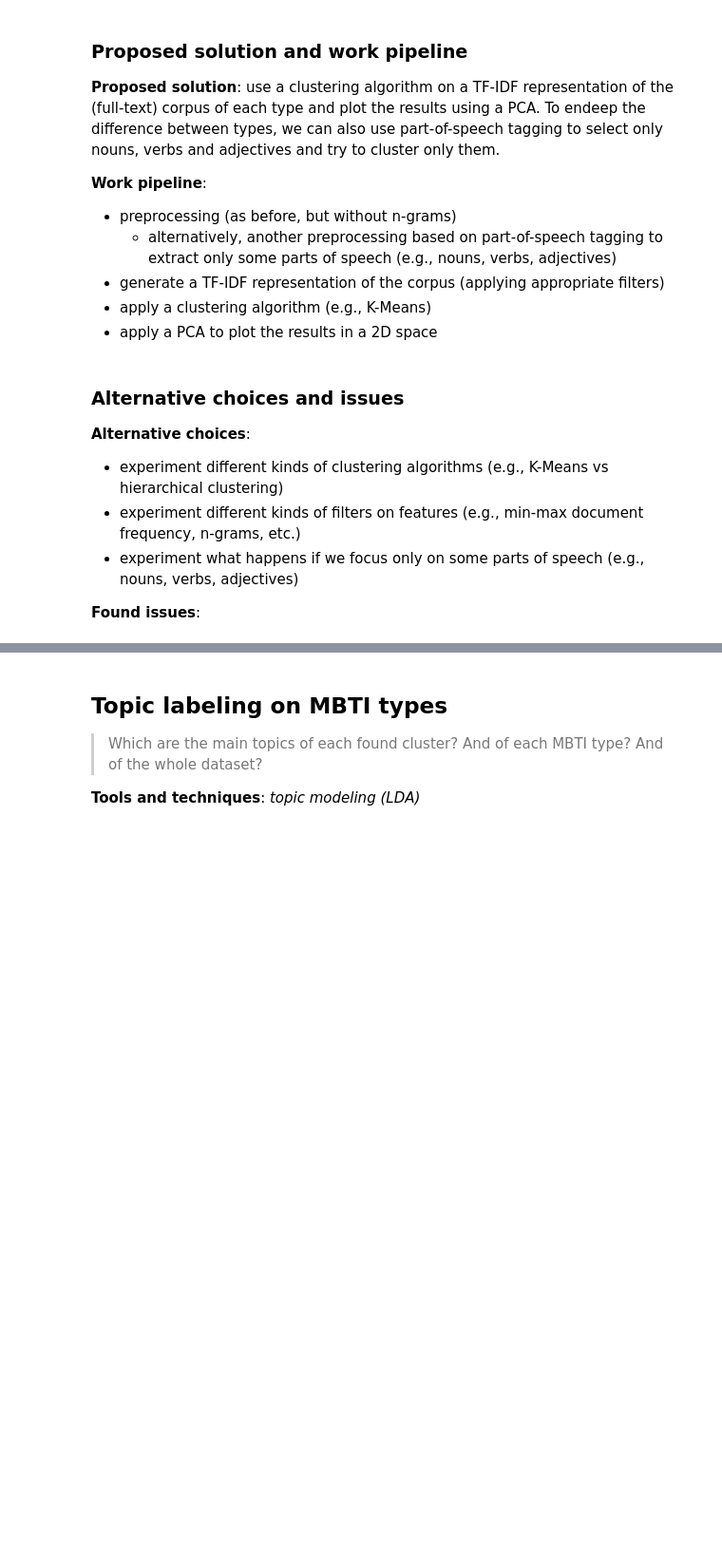
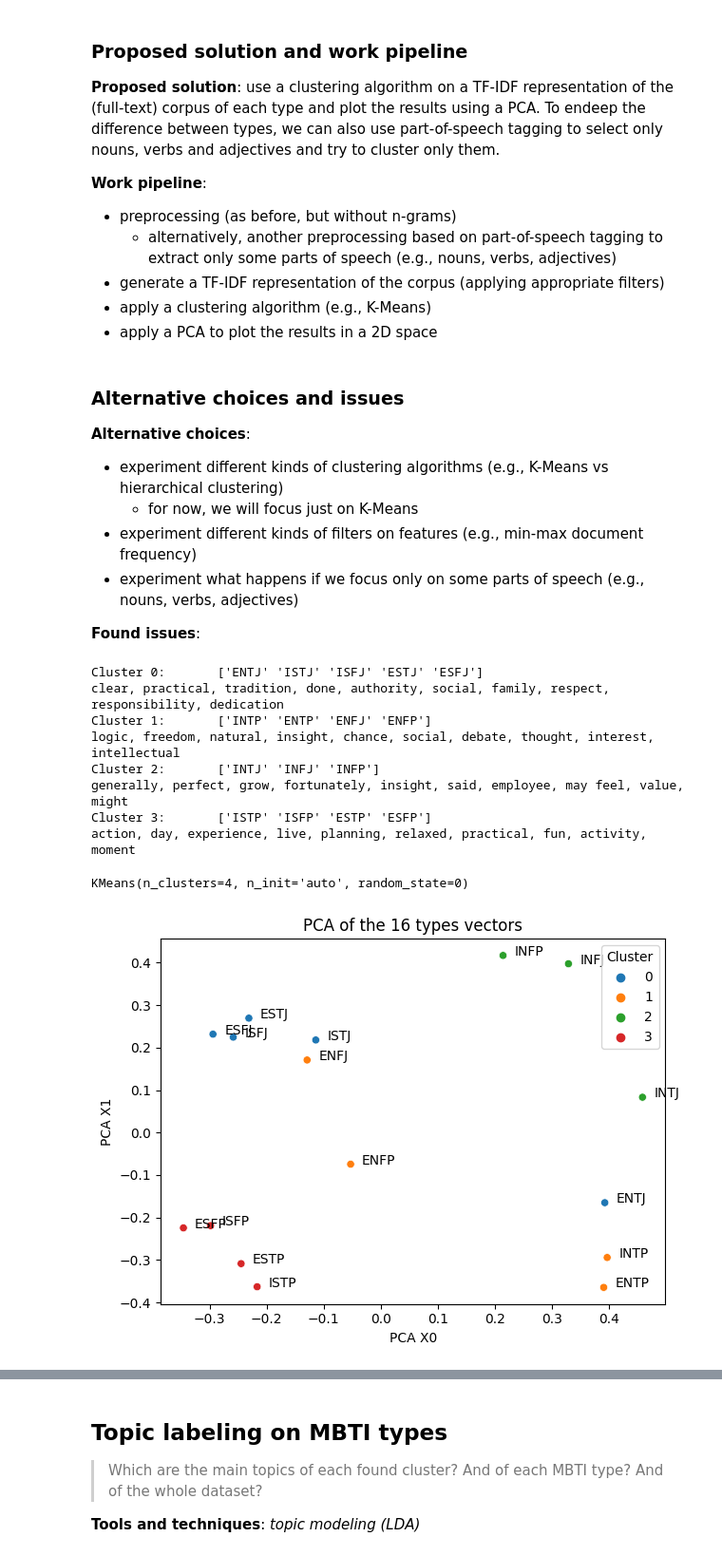
Before and after one commit to emanuelena49/MBTI-NLP, a Jupyter notebook: mbti_types.ipynb, the cells around one changed output, grey strips where cells are left out. Shown at 95% size. Cells and saved outputs as stored; diff of their text form; code cells hidden in the pictures; blank space fills up the shorter version.

Commit message:
feat: try different k-means settings and compare

```diff
--- a/mbti_types.ipynb
+++ b/mbti_types.ipynb
@@ -712,7 +713,8 @@ Are you ready to learn why Campaigners act in the way they do?
 **Alternative choices**:
 
 - experiment different kinds of clustering algorithms (e.g., K-Means vs hierarchical clustering)
-- experiment different kinds of filters on features (e.g., min-max document frequency, n-grams, etc.)
+  - for now, we will focus just on K-Means
+- experiment different kinds of filters on features (e.g., min-max document frequency)
 - experiment what happens if we focus only on some parts of speech (e.g., nouns, verbs, adjectives)
 
 **Found issues**:
@@ -826,3 +828,23 @@ def kmeans_cluster_and_pca(
     plot_clusters_pca(X, kmeans, types_tokens.index)
 
     return kmeans
+# %%
+# Clustering Nr 01: initial setting that gives a decent result
+kmeans_cluster_and_pca(
+    types_ft_tokens,
+    n_clusters=4,
+    n_keywords=10,
+    ngram_range=(1,2),
+    min_df=3, max_df=0.9,
+    )
+# %% [output]
+Cluster 0:       ['ENTJ' 'ISTJ' 'ISFJ' 'ESTJ' 'ESFJ']
+clear, practical, tradition, done, authority, social, family, respect, responsibility, dedication
+Cluster 1:       ['INTP' 'ENTP' 'ENFJ' 'ENFP']
+logic, freedom, natural, insight, chance, social, debate, thought, interest, intellectual
+Cluster 2:       ['INTJ' 'INFJ' 'INFP']
+generally, perfect, grow, fortunately, insight, said, employee, may feel, value, might
+Cluster 3:       ['ISTP' 'ISFP' 'ESTP' 'ESFP']
+action, day, experience, live, planning, relaxed, practical, fun, activity, moment
+KMeans(n_clusters=4, n_init='auto', random_state=0)
+[figure, added]
```
Also changed, not shown: parts of 14 cells of this notebook.
